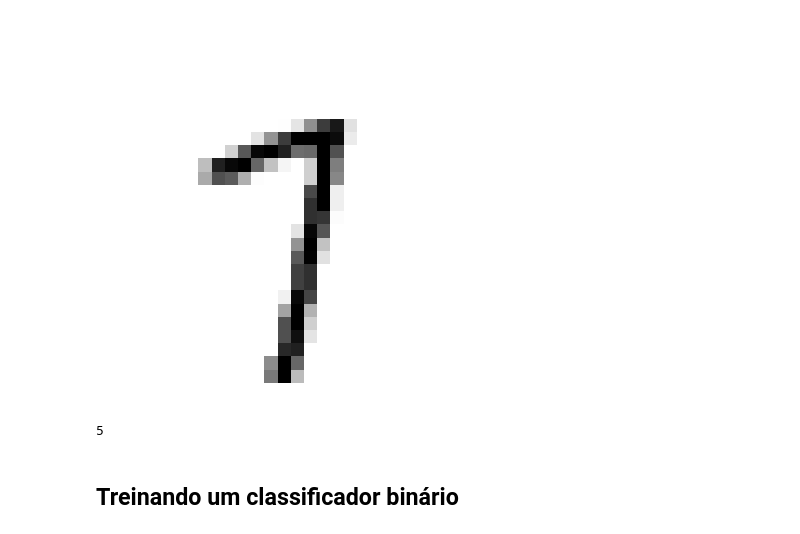
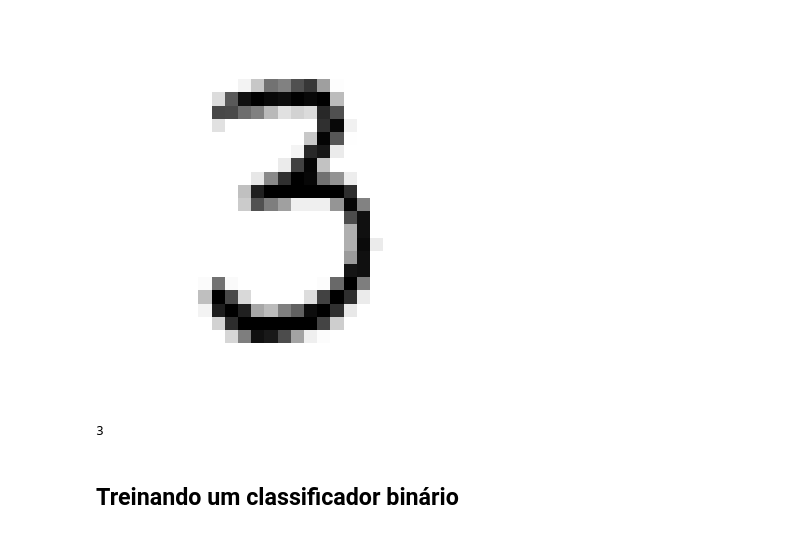
Before and after one commit to lucasamtaylor01/KaggleDigitRecognizer, a Jupyter notebook: 01_testing.ipynb, the cells around one changed output. Cells and saved outputs as stored; diff of their text form; code cells hidden in the pictures.

```diff
--- a/01_testing.ipynb
+++ b/01_testing.ipynb
@@ -8,20 +14,22 @@ X = mnist.data # data
 y = mnist.target # rótulo
 # %%
 import matplotlib.pyplot as plt
+
+number_chosen = 50
 
 def plot_digit(image_data):
     image = image_data.reshape(28,28)
     plt.imshow(image, cmap='binary')
     plt.axis('off')
 
-some_digit = X[42]
+some_digit = X[number_chosen]
 plot_digit(some_digit)
 plt.show()
 
-print(y[35])
+print(y[number_chosen])
 # %% [output]
-[figure, old version]
+[figure, new version]
-5
+3
 # %%
 X_train, X_test, y_train, y_test = X[:60000], X[60000:], y[:60000], y[60000:]
 # %% [markdown]
```
Also changed, not shown: parts of 11 cells of this notebook, 1 other file.
